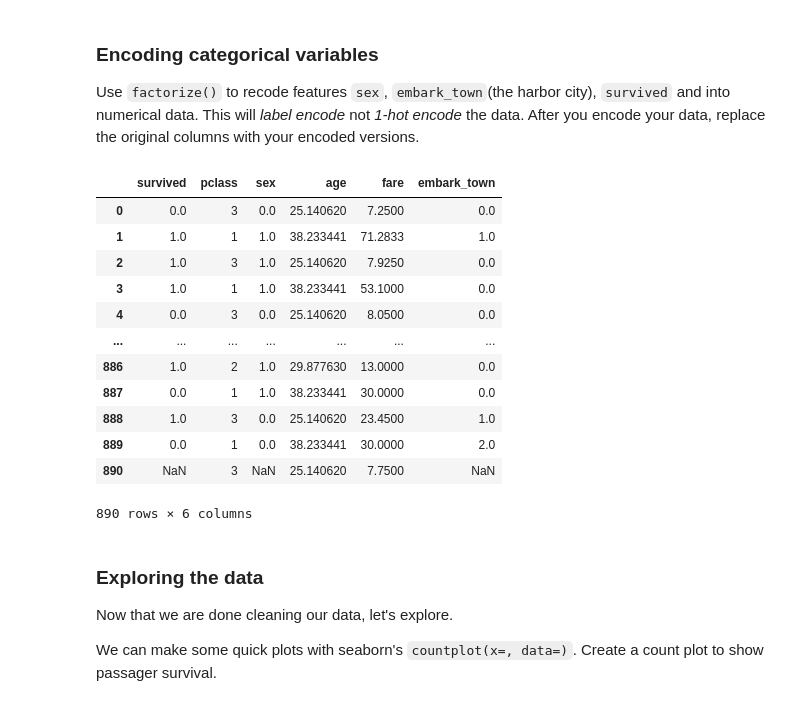
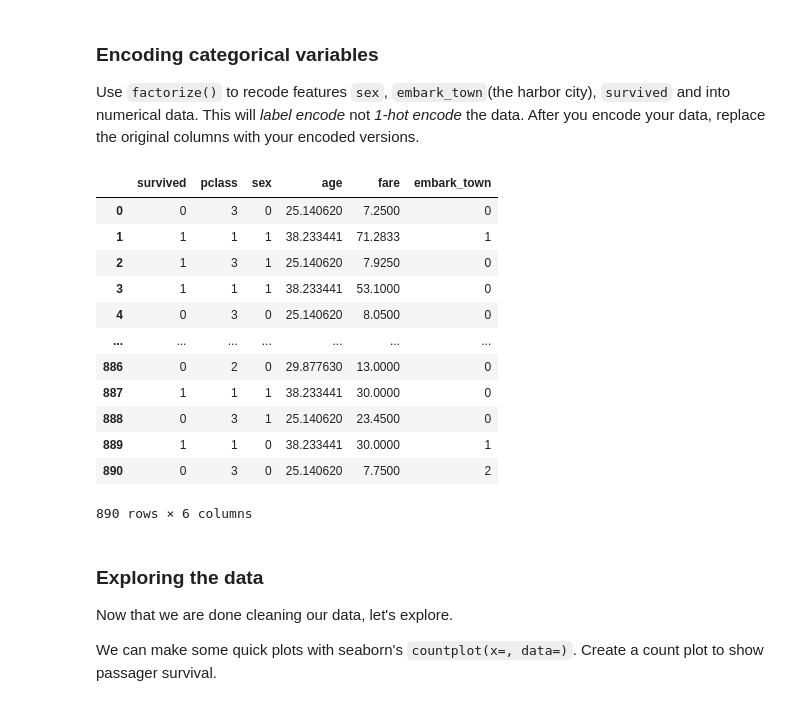
Before and after one commit to JasonDinoPaws/worksapce-DaSci, a Jupyter notebook: Lab 9: classificationmodel-titanic-dsf-JasonDinoPaws-main/DSF_Classification1.ipynb, the cells around one changed output. Saved outputs shown, nothing was run; the diff lists cells and outputs as text; code cells hidden in the pictures.

```diff
--- a/Lab 9: classificationmodel-titanic-dsf-JasonDinoPaws-main/DSF_Classification1.ipynb
+++ b/Lab 9: classificationmodel-titanic-dsf-JasonDinoPaws-main/DSF_Classification1.ipynb
@@ -203,21 +203,21 @@ df.drop(columns=["embarked"],inplace=True)
 Use `factorize()` to recode features `sex`, `embark_town`(the harbor city), `survived` and into numerical data. This will *label encode* not *1-hot encode* the data. After you encode your data, replace the original columns with your encoded versions.
 # %%
 for i in ["sex","embark_town","survived"]:
-    df[i] = pd.Series(pd.factorize(df[i])[0])
+    df[i] = pd.factorize(df[i])[0]
 df
 # %% [output]
 |  | survived | pclass | sex | age | fare | embark_town |
-| 0 | 0.0 | 3 | 0.0 | 25.140620 | 7.2500 | 0.0 |
-| 1 | 1.0 | 1 | 1.0 | 38.233441 | 71.2833 | 1.0 |
-| 2 | 1.0 | 3 | 1.0 | 25.140620 | 7.9250 | 0.0 |
-| 3 | 1.0 | 1 | 1.0 | 38.233441 | 53.1000 | 0.0 |
-| 4 | 0.0 | 3 | 0.0 | 25.140620 | 8.0500 | 0.0 |
+| 0 | 0 | 3 | 0 | 25.140620 | 7.2500 | 0 |
+| 1 | 1 | 1 | 1 | 38.233441 | 71.2833 | 1 |
+| 2 | 1 | 3 | 1 | 25.140620 | 7.9250 | 0 |
+| 3 | 1 | 1 | 1 | 38.233441 | 53.1000 | 0 |
+| 4 | 0 | 3 | 0 | 25.140620 | 8.0500 | 0 |
 | ... | ... | ... | ... | ... | ... | ... |
-| 886 | 1.0 | 2 | 1.0 | 29.877630 | 13.0000 | 0.0 |
-| 887 | 0.0 | 1 | 1.0 | 38.233441 | 30.0000 | 0.0 |
-| 888 | 1.0 | 3 | 0.0 | 25.140620 | 23.4500 | 1.0 |
-| 889 | 0.0 | 1 | 0.0 | 38.233441 | 30.0000 | 2.0 |
-| 890 | NaN | 3 | NaN | 25.140620 | 7.7500 | NaN |
+| 886 | 0 | 2 | 0 | 29.877630 | 13.0000 | 0 |
+| 887 | 1 | 1 | 1 | 38.233441 | 30.0000 | 0 |
+| 888 | 0 | 3 | 1 | 25.140620 | 23.4500 | 0 |
+| 889 | 1 | 1 | 0 | 38.233441 | 30.0000 | 1 |
+| 890 | 0 | 3 | 0 | 25.140620 | 7.7500 | 2 |
 890 rows × 6 columns
 # %% [markdown]
 ### Exploring the data
```
Also changed, not shown: parts of 24 cells of this notebook.
